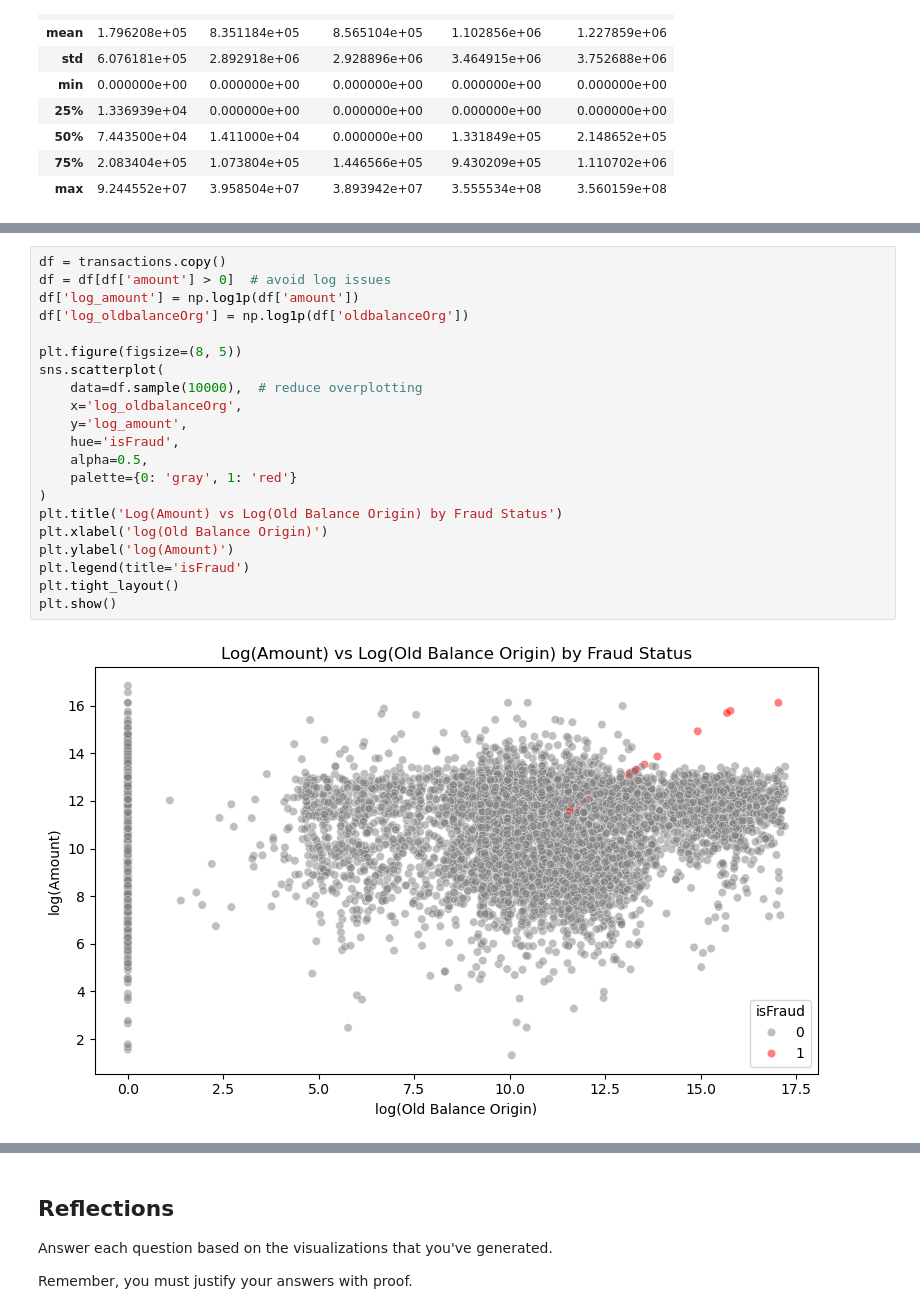
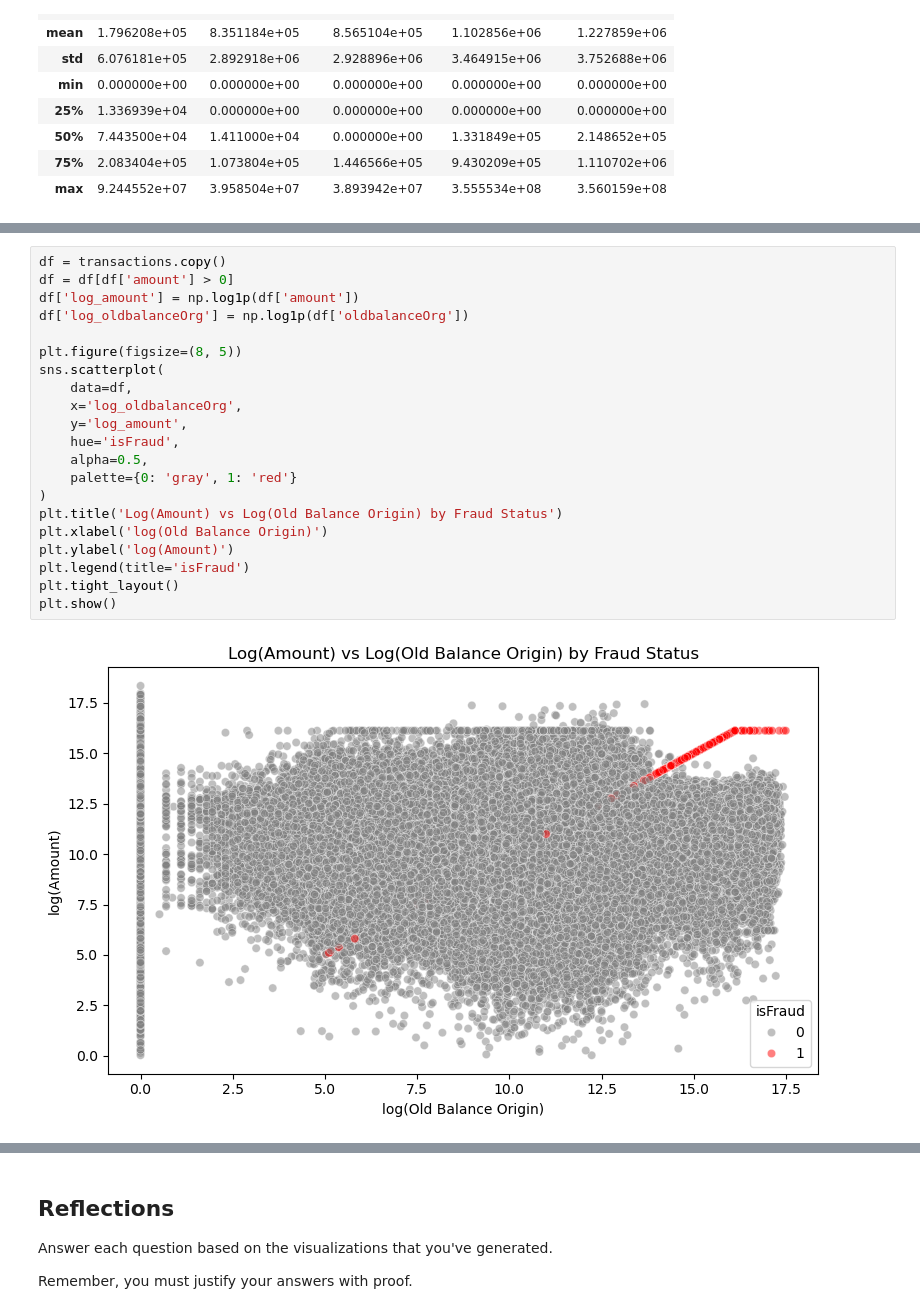
Before and after one commit to imwaymaran/fraud-detection-bank-transactions, a Jupyter notebook: notebooks/eda.ipynb, the cells around one changed output, grey strips where cells are left out. Saved outputs shown, nothing was run; the diff lists cells and outputs as text.

```diff
--- a/notebooks/eda.ipynb
+++ b/notebooks/eda.ipynb
@@ -251,23 +385,23 @@ for col in numerical_cols:
 # %%
 df = transactions.copy()
-df = df[df['amount'] > 0]  # avoid log issues
+df = df[df['amount'] > 0]
 df['log_amount'] = np.log1p(df['amount'])
 df['log_oldbalanceOrg'] = np.log1p(df['oldbalanceOrg'])
 
 plt.figure(figsize=(8, 5))
 sns.scatterplot(
-    data=df.sample(10000),  # reduce overplotting
+    data=df,
     x='log_oldbalanceOrg',
     y='log_amount',
     hue='isFraud',
     alpha=0.5,
     palette={0: 'gray', 1: 'red'}
 )
 plt.title('Log(Amount) vs Log(Old Balance Origin) by Fraud Status')
 plt.xlabel('log(Old Balance Origin)')
 plt.ylabel('log(Amount)')
 plt.legend(title='isFraud')
 plt.tight_layout()
 plt.show()
 # %% [output]
-[figure, old version]
+[figure, new version]
```
Also changed, not shown: parts of 57 cells of this notebook.
